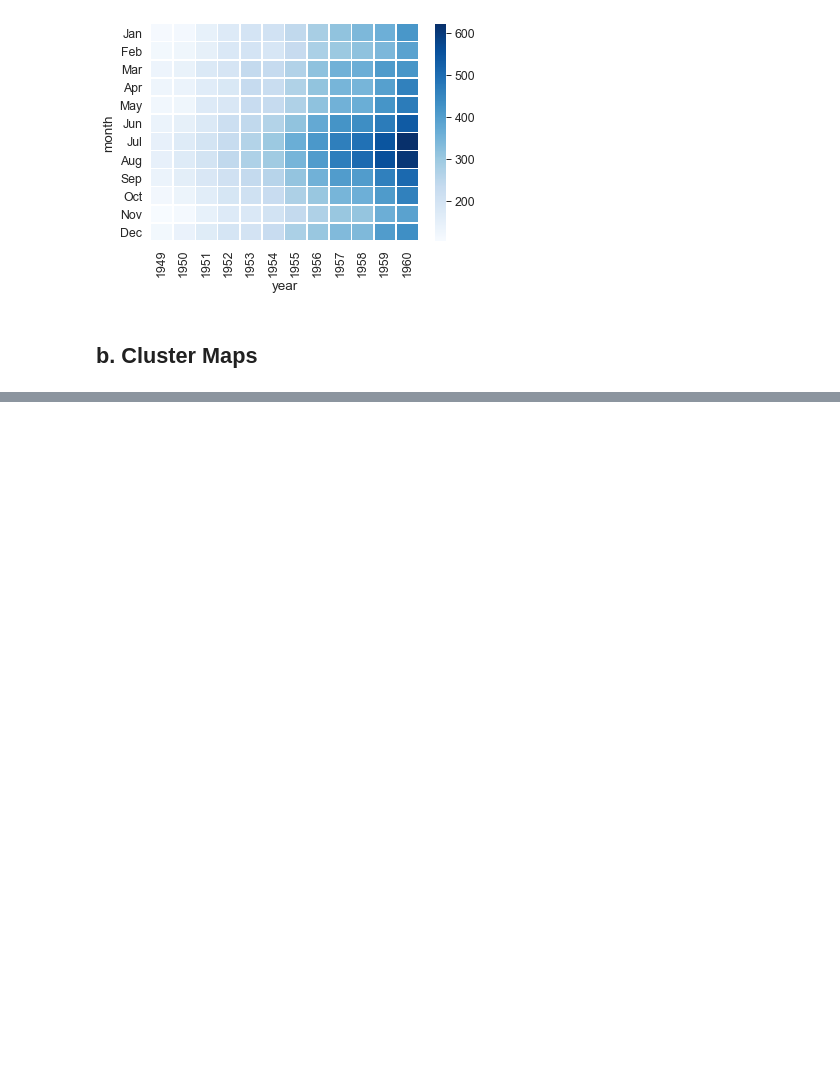
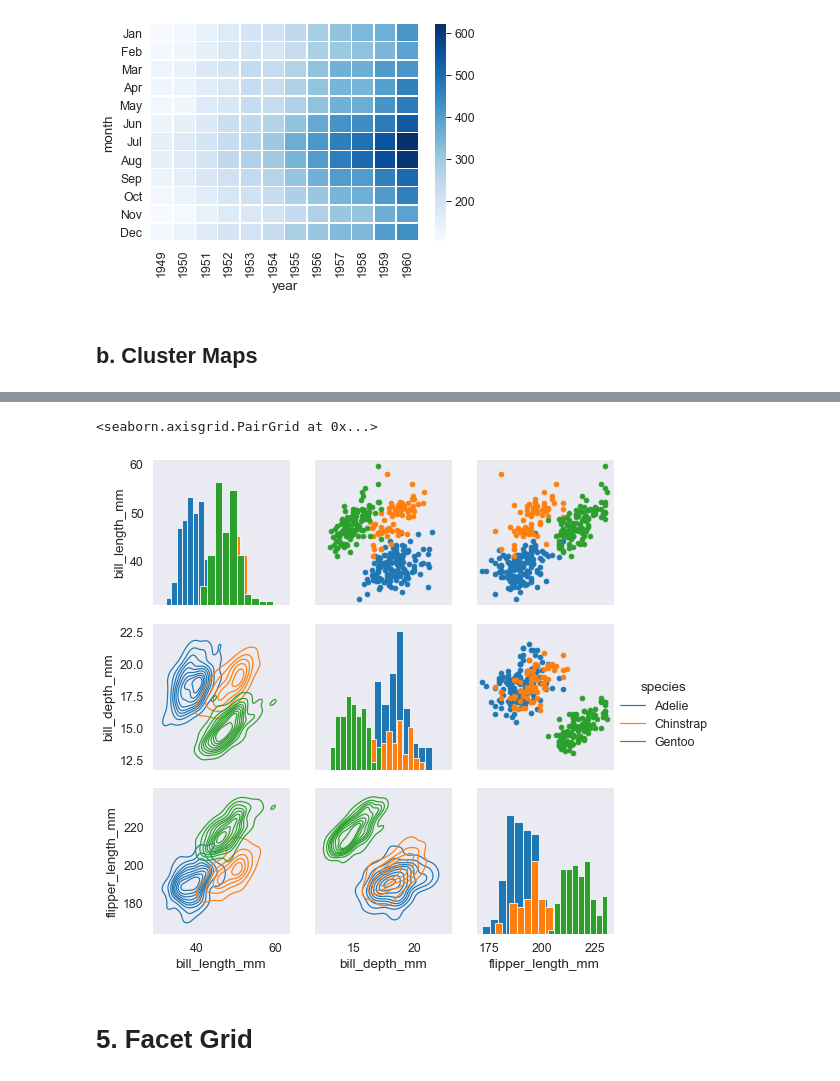
Before and after one commit to phanlinh94/Data-Science-Practice, a Jupyter notebook: Seaborn Practice.ipynb, the cells around one changed output, grey strips where cells are left out. Cells and saved outputs as stored; diff of their text form; code cells hidden in the pictures; blank space fills up the shorter version.

```diff
--- a/Seaborn Practice.ipynb
+++ b/Seaborn Practice.ipynb
@@ -254,3 +254,6 @@ sns.heatmap(flights,
 [figure]
 # %% [markdown]
 ## b. Cluster Maps
+# %%
+pg_dropped = pg_new.drop(['island', 'sex', 'body_mass_g'], axis=1)
+pg_dropped.head()
@@ -256,0 +284,12 @@ sns.heatmap(flights,
+# %%
+pg_g = sns.PairGrid(pg_dropped, hue = "species")
+pg_g.map_diag(plt.hist)
+# different kinds of plots for each part
+pg_g.map_upper(plt.scatter)
+pg_g.map_lower(sns.kdeplot)
+pg_g.add_legend()
+# %% [output]
+<seaborn.axisgrid.PairGrid at 0x...>
+[figure, added]
+# %% [markdown]
+# 5. Facet Grid
```
Also changed, not shown: parts of 8 cells of this notebook.
